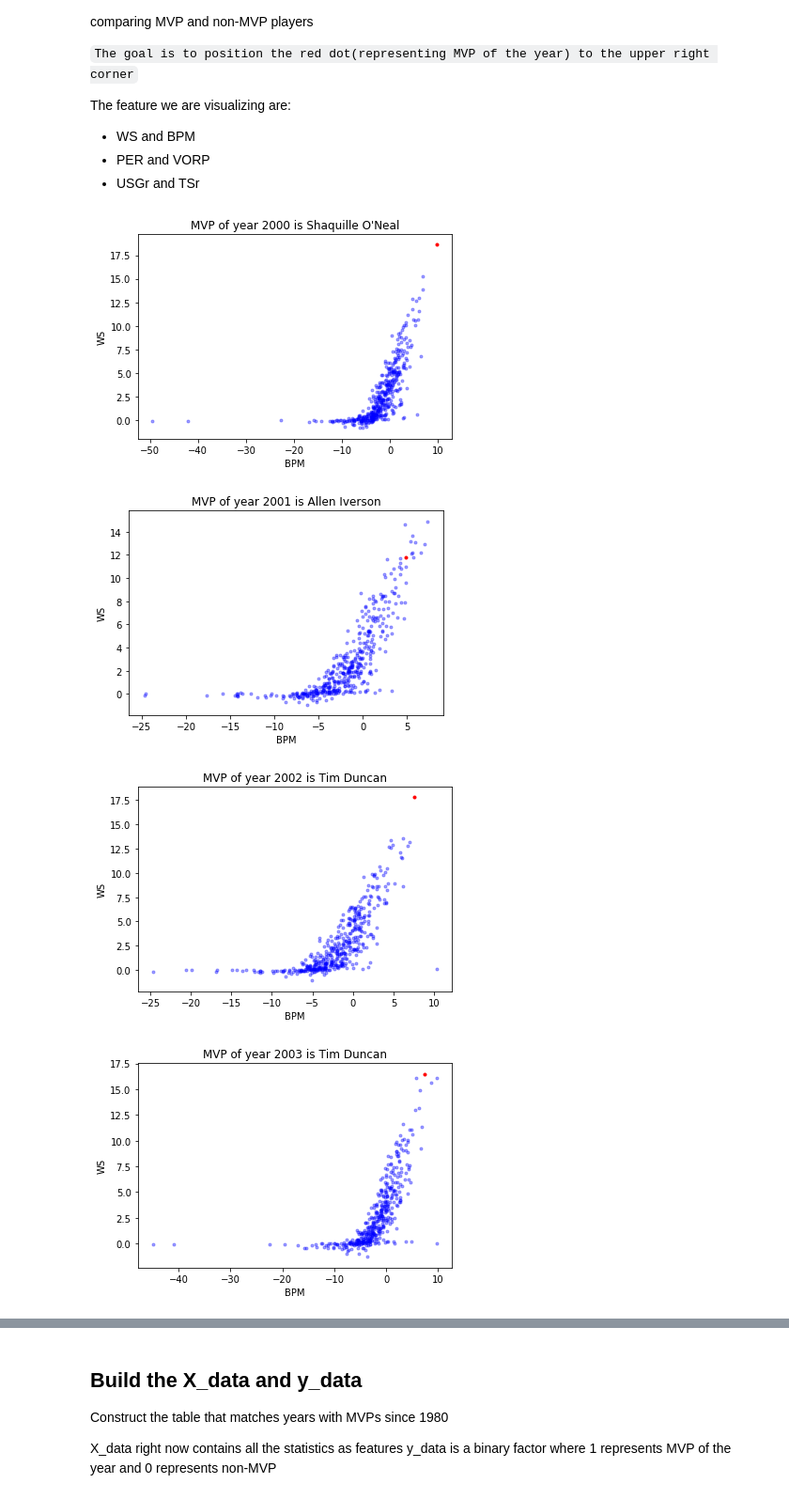
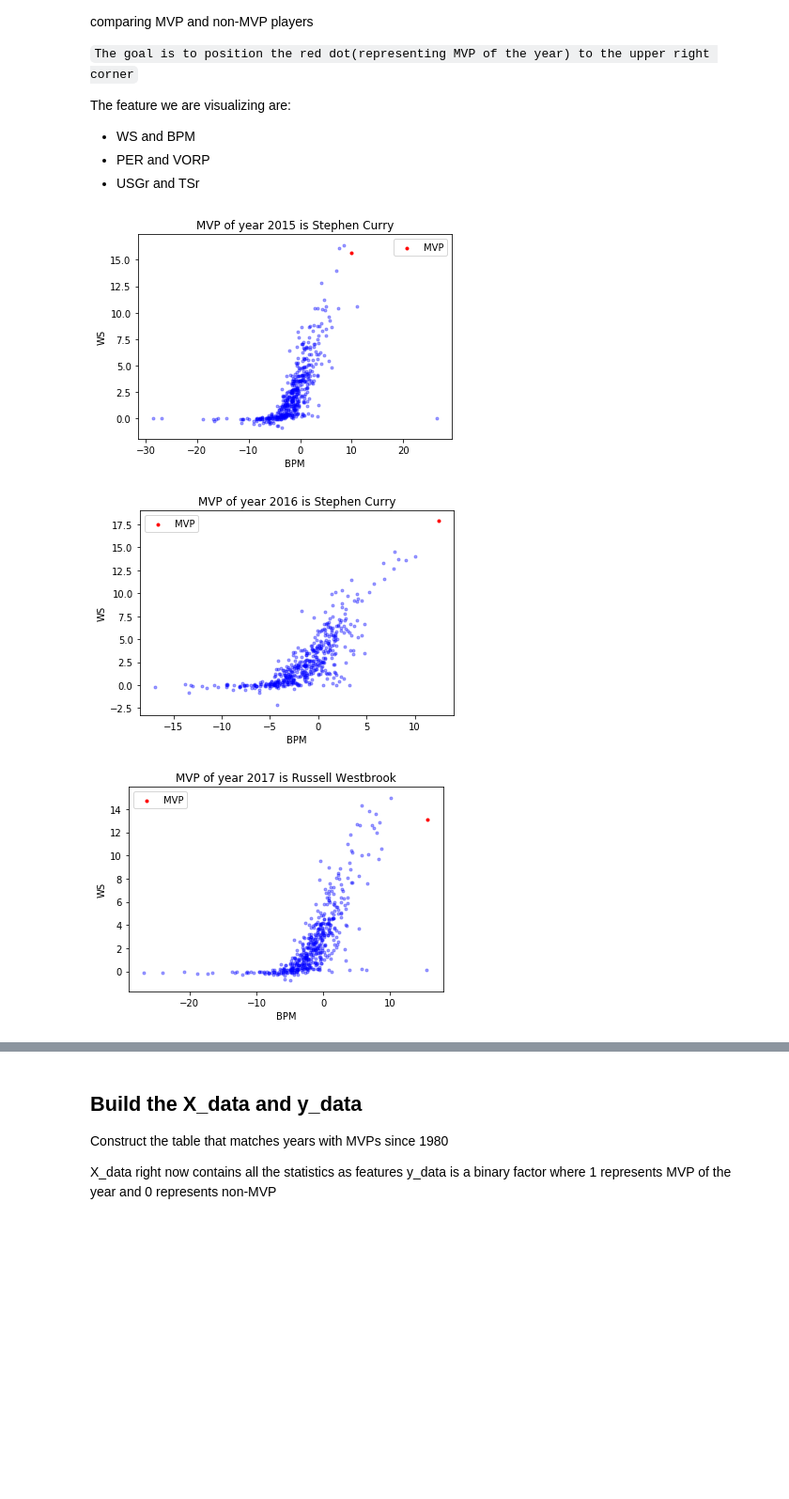
Before and after one commit to wangjiayin1010/NBA-MVP-prediction, a Jupyter notebook: assignment2.ipynb, the cells around one changed output, grey strips where cells are left out. Shown: that part at 94% size. Cells and saved outputs as stored; diff of their text form; code cells hidden in the pictures; blank space fills up the shorter version.

```diff
--- a/assignment2.ipynb
+++ b/assignment2.ipynb
@@ -122,23 +122,22 @@ The feature we are visualizing are:
 * USGr and TSr
 # %%
 title = ""
-for cur_year in range(2000, 2018):
+for cur_year in range(2015, 2018):
     for x in data_refined:
         if x.Year == cur_year:
             if mvps[int(x.Year)] == x.Name:
                 title = ("MVP of year " + str(cur_year) + " is " + str(mvps[int(cur_year)]))
-                plt.scatter(x.BPM, x.WS, color='r', marker=".")
+                plt.scatter(x.BPM, x.WS, color='r', marker=".", label="MVP")
             else:
                 plt.scatter(x.BPM, x.WS, color='b', marker=".", alpha=.35)
 
 
     plt.title(title)
     plt.xlabel("BPM")
     plt.ylabel("WS")
     plt.legend()
     plt.show()
 # %% [output]
-[figure, old version]
+[figure, new version]
-[figure, old version]
+[figure, new version]
-[figure, old version]
+[figure, new version]
-[figure, removed]
```
Also changed, not shown: parts of 10 cells of this notebook, 1 other file.
